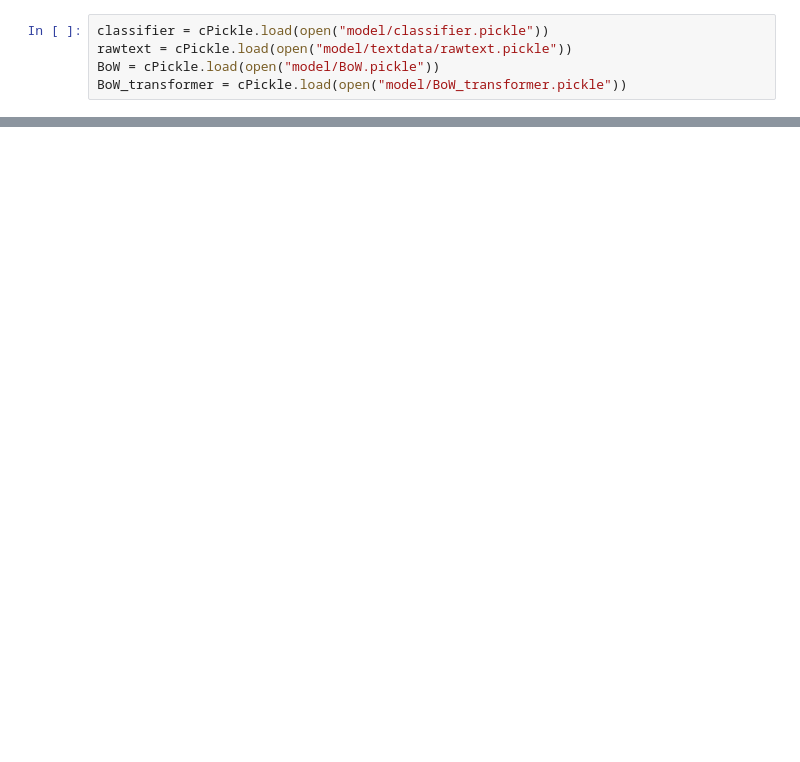
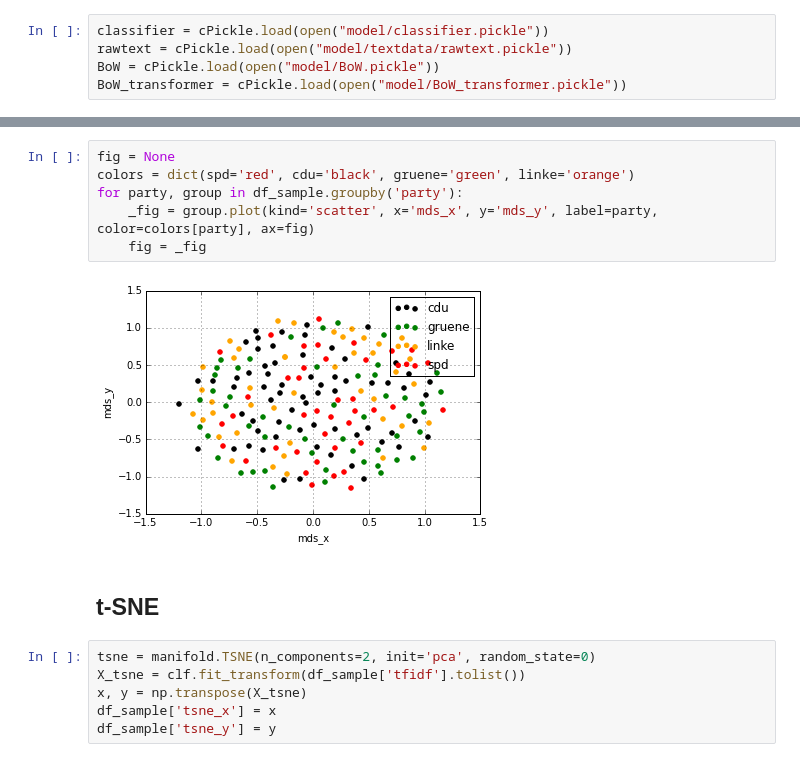
Before and after one commit to kirel/political-affiliation-prediction, a Jupyter notebook: visualization.ipynb, the cells around one changed output, grey strips where cells are left out. Saved outputs shown, nothing was run; the diff lists cells and outputs as text; blank space fills up the shorter version.

```diff
--- a/visualization.ipynb
+++ b/visualization.ipynb
@@ -44,0 +112,16 @@ plt.show()
+# %%
+fig = None
+colors = dict(spd='red', cdu='black', gruene='green', linke='orange')
+for party, group in df_sample.groupby('party'):
+    _fig = group.plot(kind='scatter', x='mds_x', y='mds_y', label=party, color=colors[party], ax=fig)
+    fig = _fig
+# %% [output]
+[figure, added]
+# %% [markdown]
+## t-SNE
+# %%
+tsne = manifold.TSNE(n_components=2, init='pca', random_state=0)
+X_tsne = clf.fit_transform(df_sample['tfidf'].tolist())
+x, y = np.transpose(X_tsne)
+df_sample['tsne_x'] = x
+df_sample['tsne_y'] = y
```
Also changed, not shown: parts of 17 cells of this notebook.
